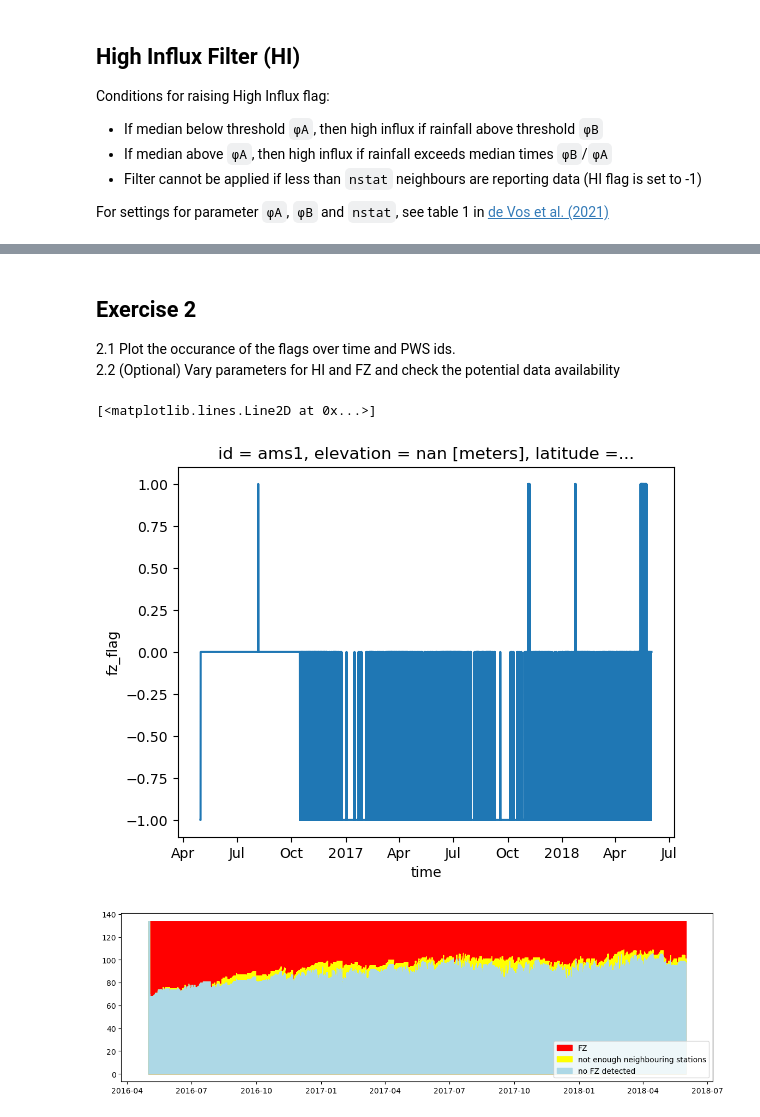
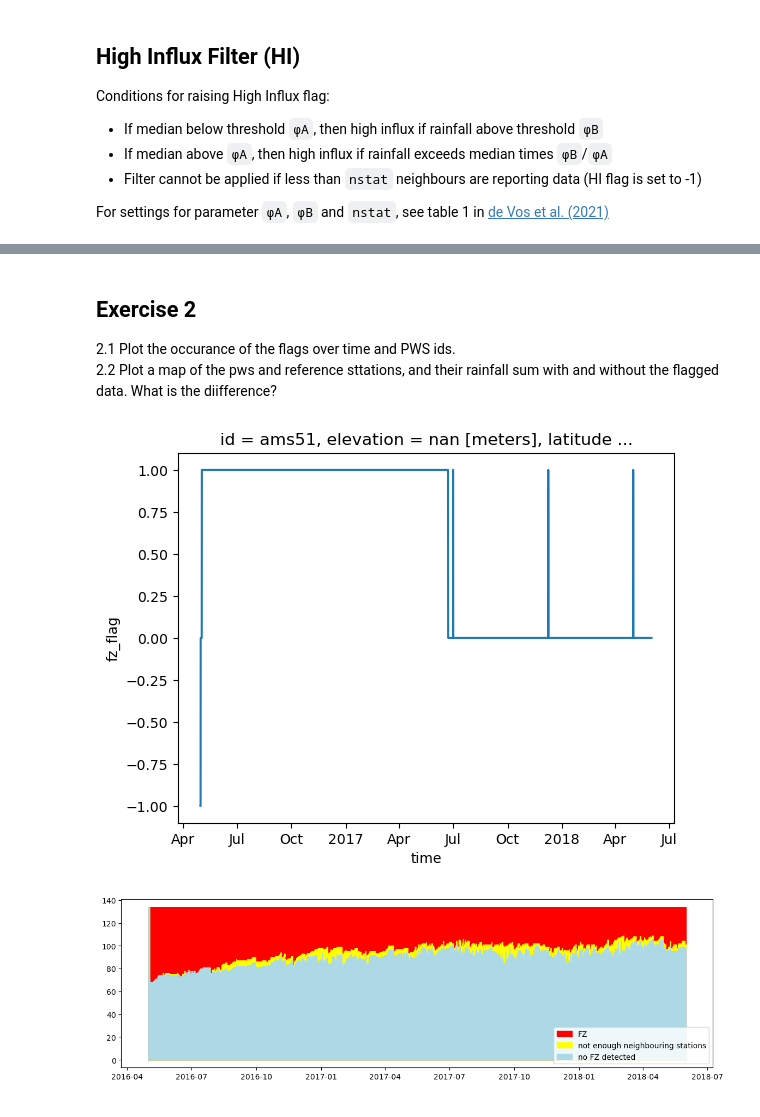
Before and after one commit to OpenSenseAction/PrePEP_short_course_OS, a Jupyter notebook: 3_pws_qc.ipynb, the cells around one changed output, grey strips where cells are left out. Saved outputs shown, nothing was run; the diff lists cells and outputs as text; code cells hidden in the pictures.

```diff
--- a/3_pws_qc.ipynb
+++ b/3_pws_qc.ipynb
@@ -187,4 +251,4 @@ Wall time: 290 ms
 # %% [markdown]
 ## Exercise 2
 2.1 Plot the occurance of the flags over time and PWS ids.
-2.2 (Optional) Vary parameters for HI and FZ and check the potential data availability
+2.2 Plot a map of the pws and reference sttations, and their rainfall sum with and without the flagged data. What is the diifference?
@@ -191,8 +257,7 @@ Wall time: 290 ms
 # %%
-ds_pws.fz_flag.isel(id=0).plot()
+ds_pws.fz_flag.isel(id=50).plot();
 # %% [output]
-[<matplotlib.lines.Line2D at 0x...>]
-[figure, old version]
+[figure, new version]
 # %%
 plt.subplots(figsize=(14,4))
 plt.fill_between(ds_pws.time, (ds_pws.fz_flag==0).sum(dim='id')+(ds_pws.fz_flag==-1).sum(dim='id')+(ds_pws.fz_flag==1).sum(dim='id'), color="red",label='FZ')
```
Also changed, not shown: parts of 23 cells of this notebook.
